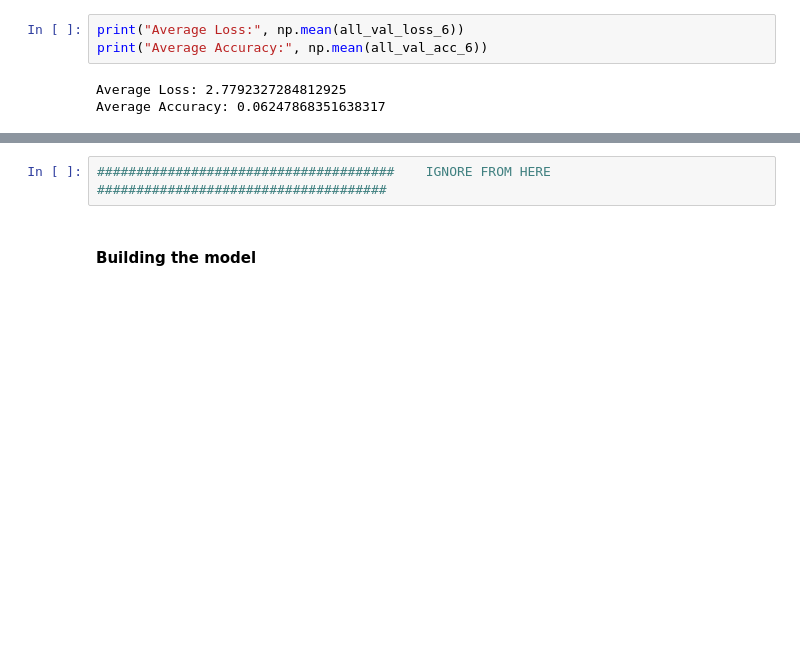
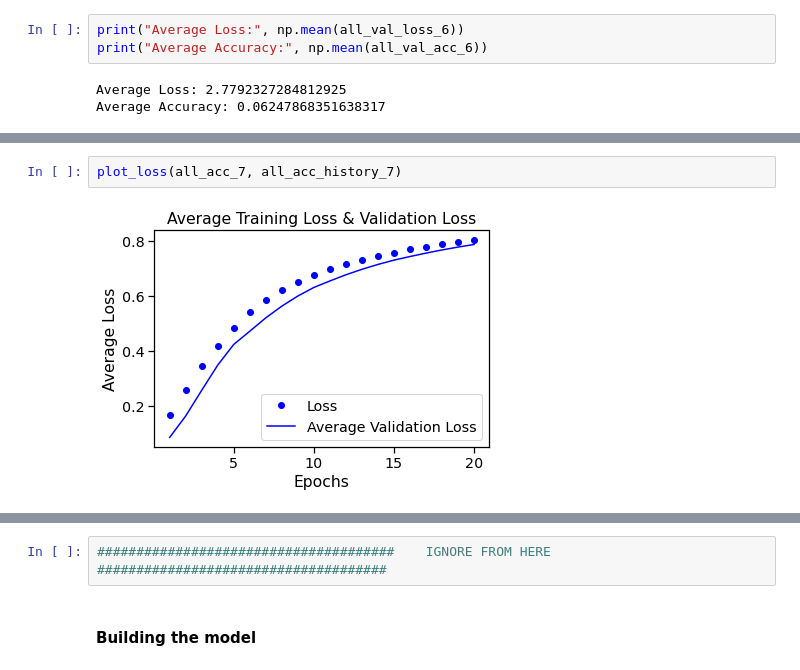
Before and after one commit to sugarhy/FYP, a Jupyter notebook: lstm.ipynb, the cells around one changed output, grey strips where cells are left out. Saved outputs shown, nothing was run; the diff lists cells and outputs as text; blank space fills up the shorter version.

```diff
--- a/lstm.ipynb
+++ b/lstm.ipynb
@@ -1682,0 +1830,4 @@ Hence, our final model will not include L1/L2 regularizers.
+# %%
+plot_loss(all_acc_7, all_acc_history_7)
+# %% [output]
+[figure, added]
```
Also changed, not shown: parts of 35 cells of this notebook.
